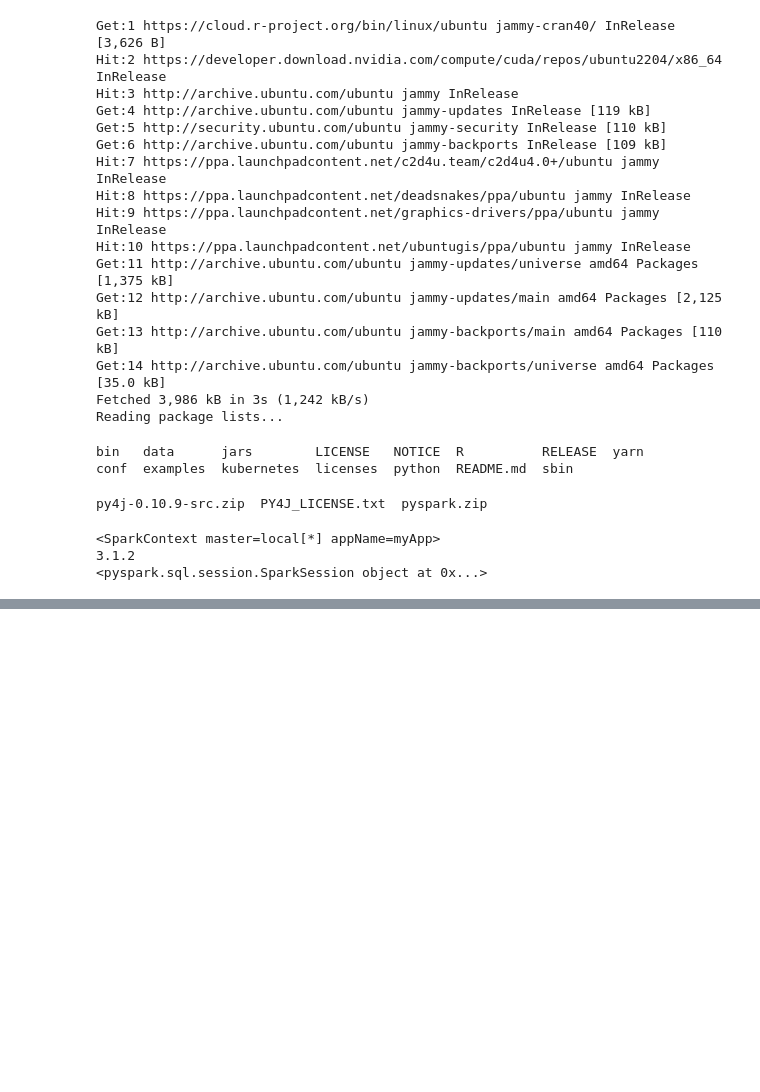
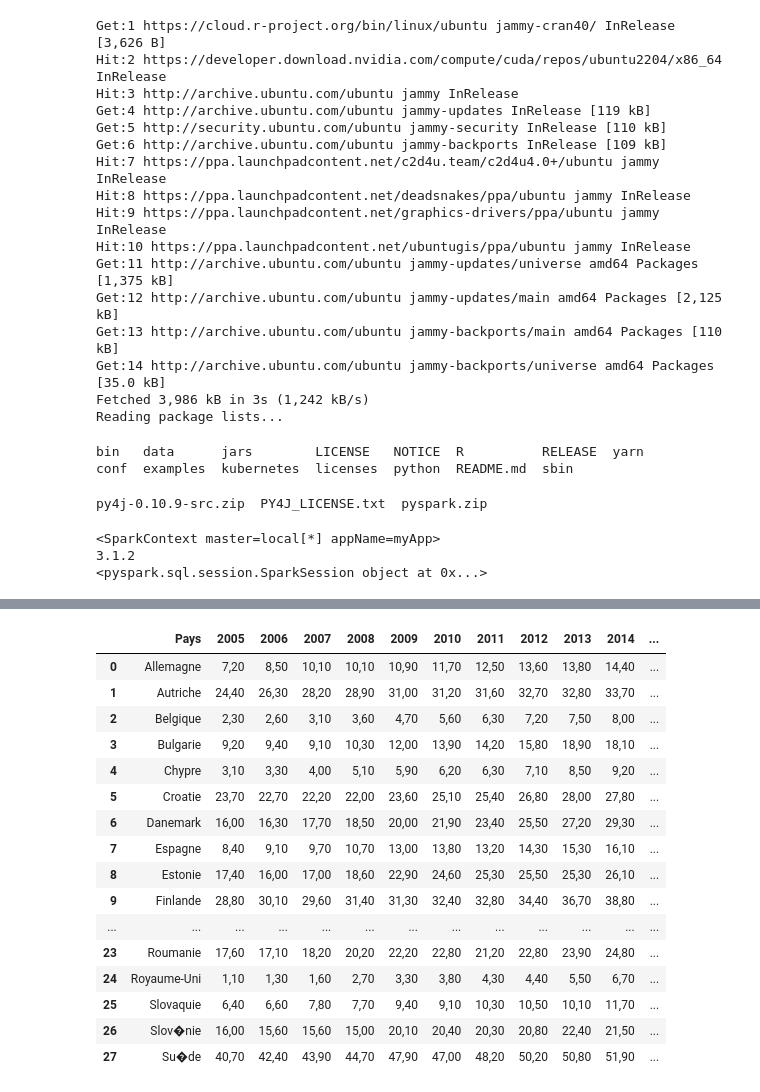
Before and after one commit to ShaD971/init-Spark-ML, a Jupyter notebook: Initiation_Spark_ML.ipynb, the cells around one changed output, grey strips where cells are left out. Cells and saved outputs as stored; diff of their text form; code cells hidden in the pictures; blank space fills up the shorter version.

```diff
--- a/Initiation_Spark_ML.ipynb
+++ b/Initiation_Spark_ML.ipynb
@@ -70,0 +114,3 @@ print(spark)
+# %%
+df = spark.read.option("delimiter" , ";").csv("03_03_data.csv", header=True)
+type(df)
@@ -70,0 +174,20 @@ print(spark)
+# %%
+df.toPandas()#affiche le datframe Pandas
+# %% [output]
+|  | Pays | 2005 | 2006 | 2007 | 2008 | 2009 | 2010 | 2011 | 2012 | 2013 | 2014 | ... |
+| 0 | Allemagne | 7,20 | 8,50 | 10,10 | 10,10 | 10,90 | 11,70 | 12,50 | 13,60 | 13,80 | 14,40 | ... |
+| 1 | Autriche | 24,40 | 26,30 | 28,20 | 28,90 | 31,00 | 31,20 | 31,60 | 32,70 | 32,80 | 33,70 | ... |
+| 2 | Belgique | 2,30 | 2,60 | 3,10 | 3,60 | 4,70 | 5,60 | 6,30 | 7,20 | 7,50 | 8,00 | ... |
+| 3 | Bulgarie | 9,20 | 9,40 | 9,10 | 10,30 | 12,00 | 13,90 | 14,20 | 15,80 | 18,90 | 18,10 | ... |
+| 4 | Chypre | 3,10 | 3,30 | 4,00 | 5,10 | 5,90 | 6,20 | 6,30 | 7,10 | 8,50 | 9,20 | ... |
+| 5 | Croatie | 23,70 | 22,70 | 22,20 | 22,00 | 23,60 | 25,10 | 25,40 | 26,80 | 28,00 | 27,80 | ... |
+| 6 | Danemark | 16,00 | 16,30 | 17,70 | 18,50 | 20,00 | 21,90 | 23,40 | 25,50 | 27,20 | 29,30 | ... |
+| 7 | Espagne | 8,40 | 9,10 | 9,70 | 10,70 | 13,00 | 13,80 | 13,20 | 14,30 | 15,30 | 16,10 | ... |
+| 8 | Estonie | 17,40 | 16,00 | 17,00 | 18,60 | 22,90 | 24,60 | 25,30 | 25,50 | 25,30 | 26,10 | ... |
+| 9 | Finlande | 28,80 | 30,10 | 29,60 | 31,40 | 31,30 | 32,40 | 32,80 | 34,40 | 36,70 | 38,80 | ... |
+| ... | ... | ... | ... | ... | ... | ... | ... | ... | ... | ... | ... | ... |
+| 23 | Roumanie | 17,60 | 17,10 | 18,20 | 20,20 | 22,20 | 22,80 | 21,20 | 22,80 | 23,90 | 24,80 | ... |
+| 24 | Royaume-Uni | 1,10 | 1,30 | 1,60 | 2,70 | 3,30 | 3,80 | 4,30 | 4,40 | 5,50 | 6,70 | ... |
+| 25 | Slovaquie | 6,40 | 6,60 | 7,80 | 7,70 | 9,40 | 9,10 | 10,30 | 10,50 | 10,10 | 11,70 | ... |
+| 26 | Slov�nie | 16,00 | 15,60 | 15,60 | 15,00 | 20,10 | 20,40 | 20,30 | 20,80 | 22,40 | 21,50 | ... |
+| 27 | Su�de | 40,70 | 42,40 | 43,90 | 44,70 | 47,90 | 47,00 | 48,20 | 50,20 | 50,80 | 51,90 | ... |
```
Also changed, not shown: parts of 35 cells of this notebook.
